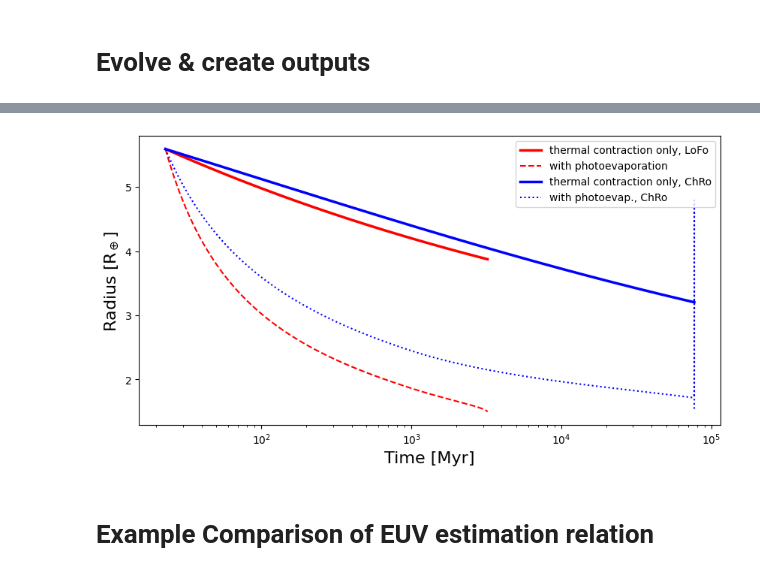
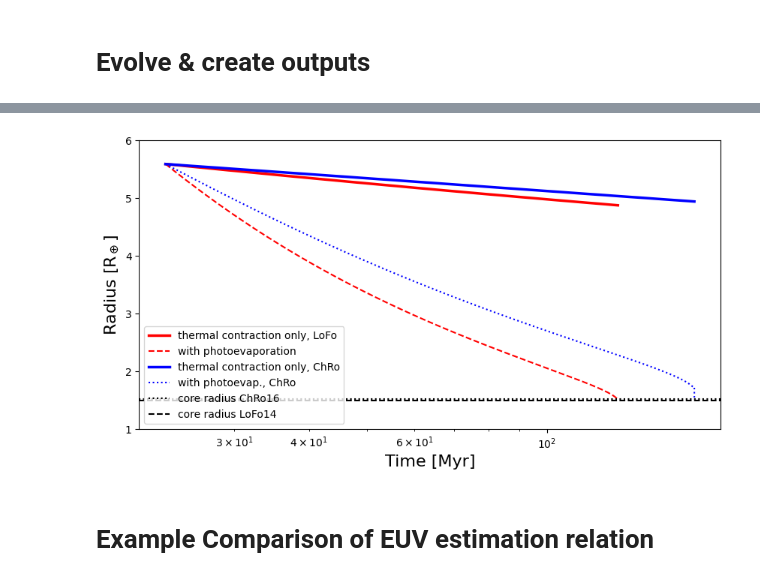
Before and after one commit to lketzer/platypos, a Jupyter notebook: examples/evolve_one_planet.ipynb, the cells around one changed output, grey strips where cells are left out. Saved outputs shown, nothing was run; the diff lists cells and outputs as text; code cells hidden in the pictures.

```diff
--- a/examples/evolve_one_planet.ipynb
+++ b/examples/evolve_one_planet.ipynb
@@ -153,7 +183,7 @@ try:
                                              epsilon=0.1, K_on="yes",
                                              relation_EUV='Johnstone',
                                              mass_loss_calc='Elim',
-                                             fenv_sample_cut=False,
+                                             fenv_sample_cut=True,
                                              beta_settings=beta_settings,
                                              evo_track_dict=track,
                                              path_for_saving=path_save_,
@@ -168,28 +198,31 @@ Wall time: 10.3 s
 # %%
 fig, ax = plt.subplots(figsize=(10,5))
 
 # LoFo planet
 ax.plot(df_pl["Time"], plmoLoFo14.calculate_planet_radius(pl.core_mass, pl.fenv, df_pl["Time"], pl.flux, pl.metallicity), \
         lw=2.5, label='thermal contraction only, LoFo', color="red")
 ax.plot(df_pl["Time"], df_pl["Radius"],
         marker="None", ls="--", label='with photoevaporation', color="red")
 
 try:
     # ChRo planet
     ax.plot(df_pl_["Time"], plmoChRo16.calculate_planet_radius(pl_.core_mass, pl_.fenv, pl_.flux, df_pl_["Time"]), \
             lw=2.5, label='thermal contraction only, ChRo', color="blue")
     ax.plot(df_pl_["Time"], df_pl_["Radius"], marker="None", ls=":", label='with photoevap., ChRo', color="blue")
 except:
     pass
 
+ax.axhline(pl_.core_radius, 0, 1, ls=':', color='k', label='core radius ChRo16')
+ax.axhline(pl.core_radius, 0, 1, ls='--', color='k', label='core radius LoFo14')
+
 ax.legend(fontsize=10)
 ax.set_xlabel("Time [Myr]", fontsize=16)
 ax.set_ylabel("Radius [R$_\oplus$]", fontsize=16)
 ax.set_xscale('log')
-#ax.set_ylim(5.15, 5.62)
+ax.set_ylim(1,6)
 plt.show()
 # %% [output]
-[figure, old version]
+[figure, new version]
 # %% [markdown]
 # Example Comparison of EUV estimation relation
 # %%
```
Also changed, not shown: parts of 13 cells of this notebook.
